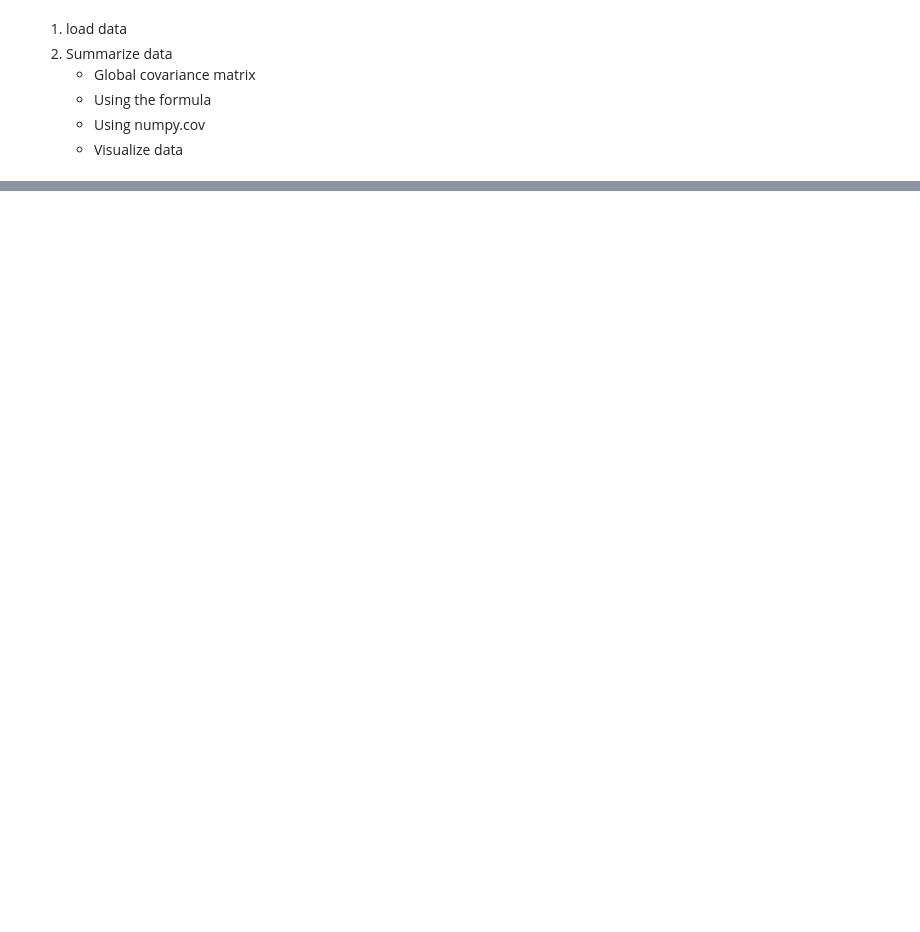
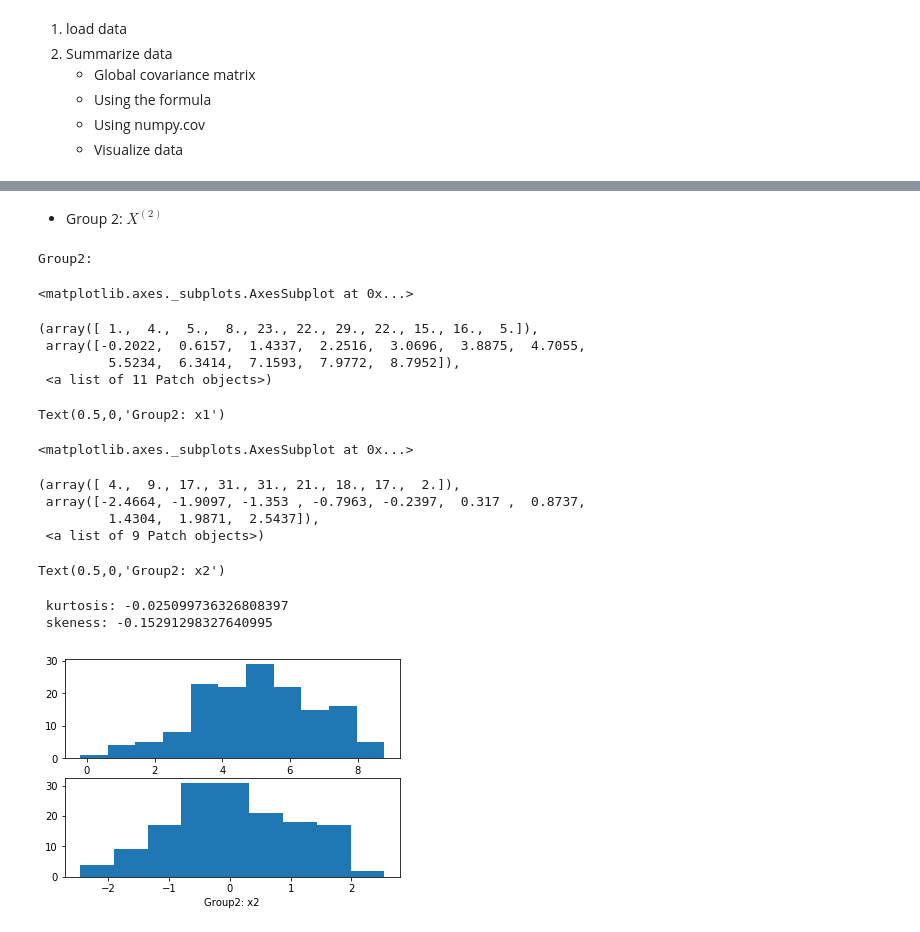
Before and after one commit to leandroohf/machine_learning_algorithms, a Jupyter notebook: intro_lda.ipynb, the cells around one changed output, grey strips where cells are left out. Drawn from its saved outputs; the diff is of its cells as text; code cells hidden in the pictures; blank space fills up the shorter version.

```diff
--- a/intro_lda.ipynb
+++ b/intro_lda.ipynb
@@ -183,0 +235,32 @@ def lda_score(X_new,mk, Sk,Sk_inv, pik):
+# %% [markdown]
+* Group 2: $X^{(2)}$
+# %%
+print('Group2: ')
+
+plt.subplot(211)
+plt.hist(X2[:,0], bins='auto')
+plt.xlabel("Group2: x1")
+
+plt.subplot(212)
+plt.hist(X2[:,1], bins='auto')
+plt.xlabel("Group2: x2")
+
+print(' kurtosis: {}'.format(stats.kurtosis(X1[:,1])))
+print(' skeness: {}'.format(stats.skew(X1[:,1])))
+# %% [output]
+Group2:
+<matplotlib.axes._subplots.AxesSubplot at 0x...>
+(array([ 1.,  4.,  5.,  8., 23., 22., 29., 22., 15., 16.,  5.]),
+ array([-0.2022,  0.6157,  1.4337,  2.2516,  3.0696,  3.8875,  4.7055,
+         5.5234,  6.3414,  7.1593,  7.9772,  8.7952]),
+ <a list of 11 Patch objects>)
+Text(0.5,0,'Group2: x1')
+<matplotlib.axes._subplots.AxesSubplot at 0x...>
+(array([ 4.,  9., 17., 31., 31., 21., 18., 17.,  2.]),
+ array([-2.4664, -1.9097, -1.353 , -0.7963, -0.2397,  0.317 ,  0.8737,
+         1.4304,  1.9871,  2.5437]),
+ <a list of 9 Patch objects>)
+Text(0.5,0,'Group2: x2')
+ kurtosis: -0.025099736326808397
+ skeness: -0.15291298327640995
+[figure, added]
```
Also changed, not shown: parts of 14 cells of this notebook, 1 other file.
